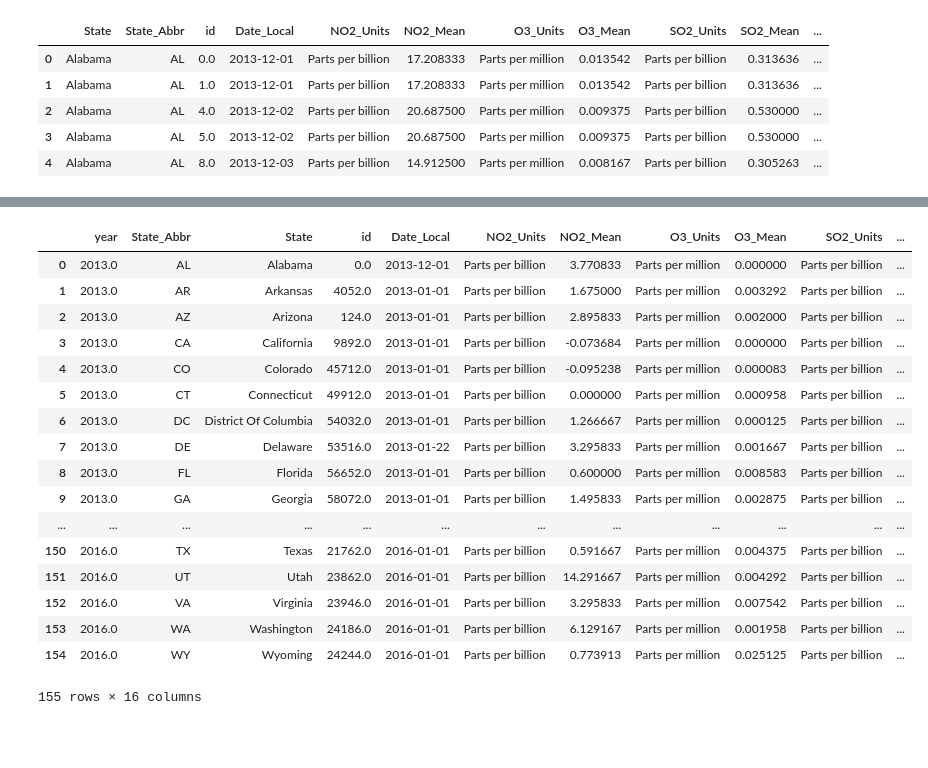
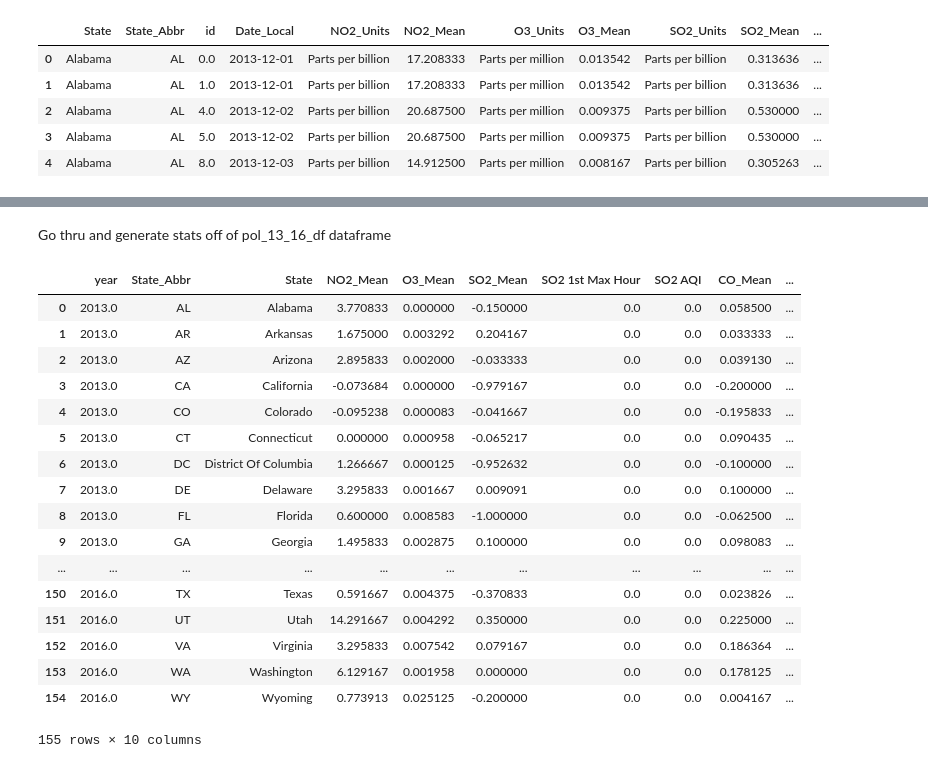
Before and after one commit to emilou1981/ETL-Project, a Jupyter notebook: pollution_groupby_stats.ipynb, the cells around one changed output, grey strips where cells are left out. Saved outputs shown, nothing was run; the diff lists cells and outputs as text; code cells hidden in the pictures; blank space fills up the shorter version.

```diff
--- a/pollution_groupby_stats.ipynb
+++ b/pollution_groupby_stats.ipynb
@@ -21,3 +21,8 @@ pol_13_16_df.head()
 | 2 | Alabama | AL | 4.0 | 2013-12-02 | Parts per billion | 20.687500 | Parts per million | 0.009375 | Parts per billion | 0.530000 | ... |
 | 3 | Alabama | AL | 5.0 | 2013-12-02 | Parts per billion | 20.687500 | Parts per million | 0.009375 | Parts per billion | 0.530000 | ... |
 | 4 | Alabama | AL | 8.0 | 2013-12-03 | Parts per billion | 14.912500 | Parts per million | 0.008167 | Parts per billion | 0.305263 | ... |
+# %%
+# drop columns not needed - I hope.
+pol_13_16_df.drop(columns=['id', 'Date_Local', 'NO2_Units', \
+                           'O3_Units', 'SO2_Units', 'CO_Units'], inplace=True)
+pol_13_16_df.head()
@@ -24,24 +36,26 @@ pol_13_16_df.head()
+# %% [markdown]
+Go thru and generate stats off of pol_13_16_df dataframe
 # %%
 # df.groupby(['col5','col2']).reset_index()
 
-pol_groupby_min_df = pol_13_16_df.groupby(['year', 'State_Abbr']).min().reset_index().groupby('State_Abbr')
+pol_groupby_min_df = pol_13_16_df.groupby(['year', 'State_Abbr'], as_index=False).min().groupby('State_Abbr', as_index=False)
 pol_groupby_min_df.head()
 # %% [output]
-|  | year | State_Abbr | State | id | Date_Local | NO2_Units | NO2_Mean | O3_Units | O3_Mean | SO2_Units | ... |
-| 0 | 2013.0 | AL | Alabama | 0.0 | 2013-12-01 | Parts per billion | 3.770833 | Parts per million | 0.000000 | Parts per billion | ... |
-| 1 | 2013.0 | AR | Arkansas | 4052.0 | 2013-01-01 | Parts per billion | 1.675000 | Parts per million | 0.003292 | Parts per billion | ... |
-| 2 | 2013.0 | AZ | Arizona | 124.0 | 2013-01-01 | Parts per billion | 2.895833 | Parts per million | 0.002000 | Parts per billion | ... |
-| 3 | 2013.0 | CA | California | 9892.0 | 2013-01-01 | Parts per billion | -0.073684 | Parts per million | 0.000000 | Parts per billion | ... |
-| 4 | 2013.0 | CO | Colorado | 45712.0 | 2013-01-01 | Parts per billion | -0.095238 | Parts per million | 0.000083 | Parts per billion | ... |
-| 5 | 2013.0 | CT | Connecticut | 49912.0 | 2013-01-01 | Parts per billion | 0.000000 | Parts per million | 0.000958 | Parts per billion | ... |
-| 6 | 2013.0 | DC | District Of Columbia | 54032.0 | 2013-01-01 | Parts per billion | 1.266667 | Parts per million | 0.000125 | Parts per billion | ... |
-| 7 | 2013.0 | DE | Delaware | 53516.0 | 2013-01-22 | Parts per billion | 3.295833 | Parts per million | 0.001667 | Parts per billion | ... |
-| 8 | 2013.0 | FL | Florida | 56652.0 | 2013-01-01 | Parts per billion | 0.600000 | Parts per million | 0.008583 | Parts per billion | ... |
-| 9 | 2013.0 | GA | Georgia | 58072.0 | 2013-01-01 | Parts per billion | 1.495833 | Parts per million | 0.002875 | Parts per billion | ... |
-| ... | ... | ... | ... | ... | ... | ... | ... | ... | ... | ... | ... |
-| 150 | 2016.0 | TX | Texas | 21762.0 | 2016-01-01 | Parts per billion | 0.591667 | Parts per million | 0.004375 | Parts per billion | ... |
-| 151 | 2016.0 | UT | Utah | 23862.0 | 2016-01-01 | Parts per billion | 14.291667 | Parts per million | 0.004292 | Parts per billion | ... |
-| 152 | 2016.0 | VA | Virginia | 23946.0 | 2016-01-01 | Parts per billion | 3.295833 | Parts per million | 0.007542 | Parts per billion | ... |
-| 153 | 2016.0 | WA | Washington | 24186.0 | 2016-01-01 | Parts per billion | 6.129167 | Parts per million | 0.001958 | Parts per billion | ... |
-| 154 | 2016.0 | WY | Wyoming | 24244.0 | 2016-01-01 | Parts per billion | 0.773913 | Parts per million | 0.025125 | Parts per billion | ... |
+|  | year | State_Abbr | State | NO2_Mean | O3_Mean | SO2_Mean | SO2 1st Max Hour | SO2 AQI | CO_Mean | ... |
+| 0 | 2013.0 | AL | Alabama | 3.770833 | 0.000000 | -0.150000 | 0.0 | 0.0 | 0.058500 | ... |
+| 1 | 2013.0 | AR | Arkansas | 1.675000 | 0.003292 | 0.204167 | 0.0 | 0.0 | 0.033333 | ... |
+| 2 | 2013.0 | AZ | Arizona | 2.895833 | 0.002000 | -0.033333 | 0.0 | 0.0 | 0.039130 | ... |
+| 3 | 2013.0 | CA | California | -0.073684 | 0.000000 | -0.979167 | 0.0 | 0.0 | -0.200000 | ... |
+| 4 | 2013.0 | CO | Colorado | -0.095238 | 0.000083 | -0.041667 | 0.0 | 0.0 | -0.195833 | ... |
+| 5 | 2013.0 | CT | Connecticut | 0.000000 | 0.000958 | -0.065217 | 0.0 | 0.0 | 0.090435 | ... |
+| 6 | 2013.0 | DC | District Of Columbia | 1.266667 | 0.000125 | -0.952632 | 0.0 | 0.0 | -0.100000 | ... |
+| 7 | 2013.0 | DE | Delaware | 3.295833 | 0.001667 | 0.009091 | 0.0 | 0.0 | 0.100000 | ... |
+| 8 | 2013.0 | FL | Florida | 0.600000 | 0.008583 | -1.000000 | 0.0 | 0.0 | -0.062500 | ... |
+| 9 | 2013.0 | GA | Georgia | 1.495833 | 0.002875 | 0.100000 | 0.0 | 0.0 | 0.098083 | ... |
+| ... | ... | ... | ... | ... | ... | ... | ... | ... | ... | ... |
+| 150 | 2016.0 | TX | Texas | 0.591667 | 0.004375 | -0.370833 | 0.0 | 0.0 | 0.023826 | ... |
+| 151 | 2016.0 | UT | Utah | 14.291667 | 0.004292 | 0.350000 | 0.0 | 0.0 | 0.225000 | ... |
+| 152 | 2016.0 | VA | Virginia | 3.295833 | 0.007542 | 0.079167 | 0.0 | 0.0 | 0.186364 | ... |
+| 153 | 2016.0 | WA | Washington | 6.129167 | 0.001958 | 0.000000 | 0.0 | 0.0 | 0.178125 | ... |
+| 154 | 2016.0 | WY | Wyoming | 0.773913 | 0.025125 | -0.200000 | 0.0 | 0.0 | 0.004167 | ... |
-155 rows × 16 columns
+155 rows × 10 columns
```
Also changed, not shown: parts of 10 cells of this notebook.
